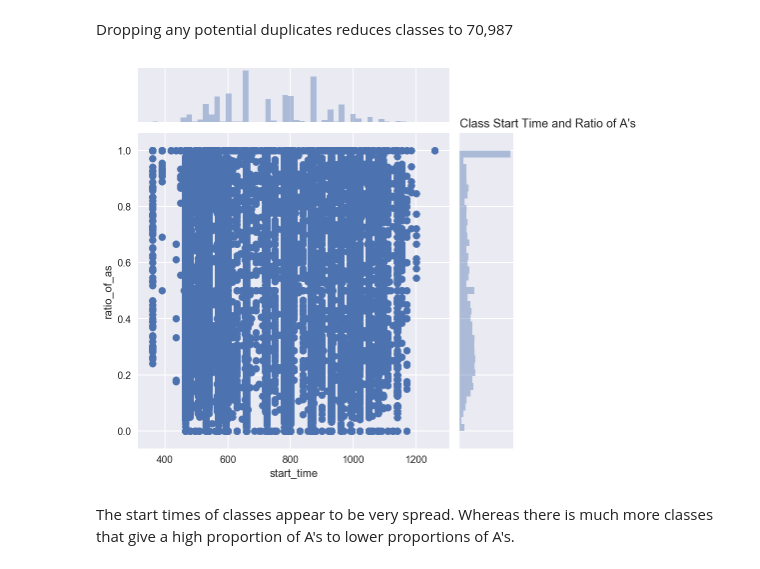
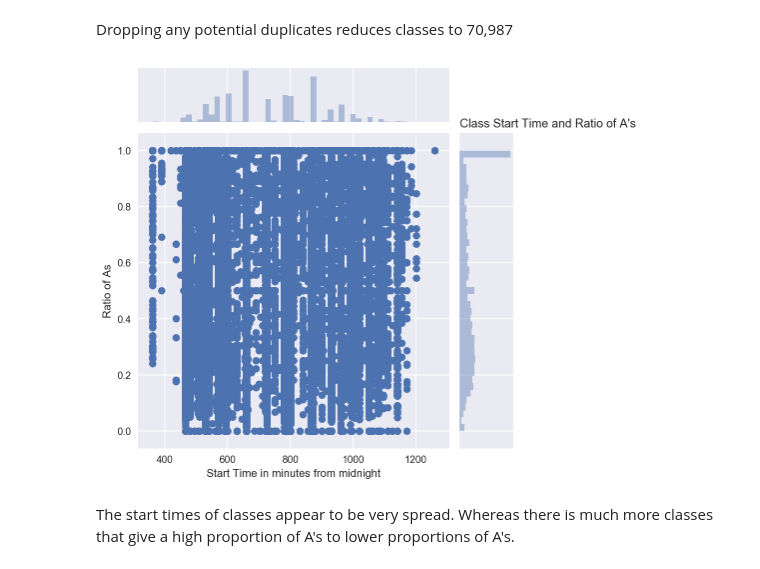
Before and after one commit to kayschulz/build_course_schedule, a Jupyter notebook: am_pm_and_grades.ipynb, the cells around one changed output. Saved outputs shown, nothing was run; the diff lists cells and outputs as text; code cells hidden in the pictures.

Commit message:
fix plot labels on other notebooks

```diff
--- a/am_pm_and_grades.ipynb
+++ b/am_pm_and_grades.ipynb
@@ -200,11 +200,12 @@ memory usage: 7.6+ MB
 # %% [markdown]
 Dropping any potential duplicates reduces classes to 70,987
 # %%
-sns.jointplot('start_time', 'ratio_of_as',grades_df);
+g = sns.jointplot('start_time', 'ratio_of_as',grades_df);
+g.set_axis_labels('Start Time in minutes from midnight', 'Ratio of As')
 plt.title("Class Start Time and Ratio of A's", loc='left')
 plt.show()
 # %% [output]
-[figure, old version]
+[figure, new version]
 # %% [markdown]
 The start times of classes appear to be very spread. Whereas there is much more classes that give a high proportion of A's to lower proportions of A's.
 # %% [markdown]
```
Also changed, not shown: parts of 1 cell of this notebook, 2 other files.
